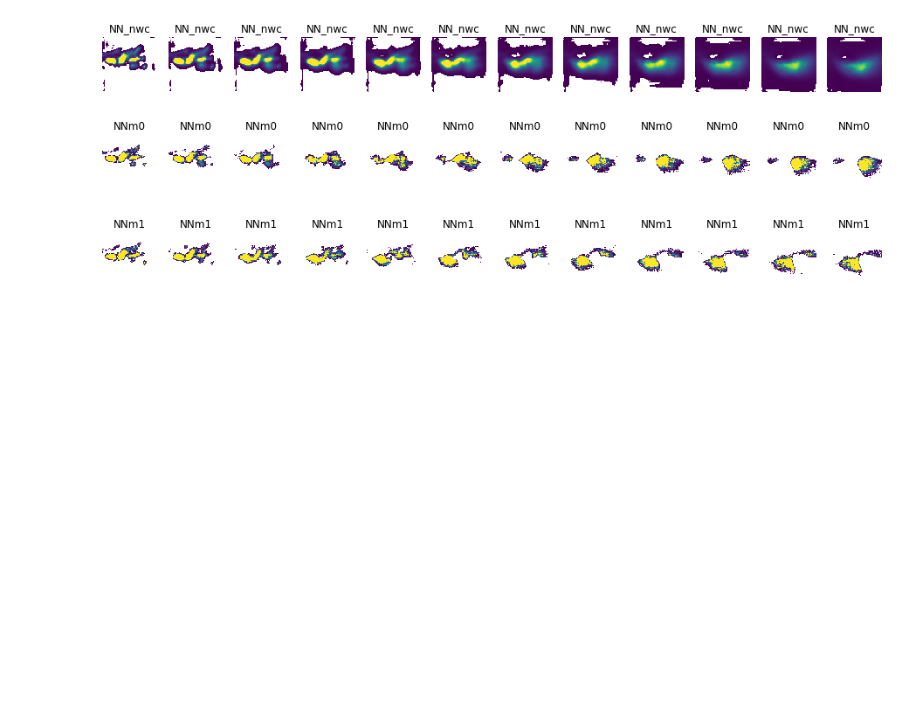
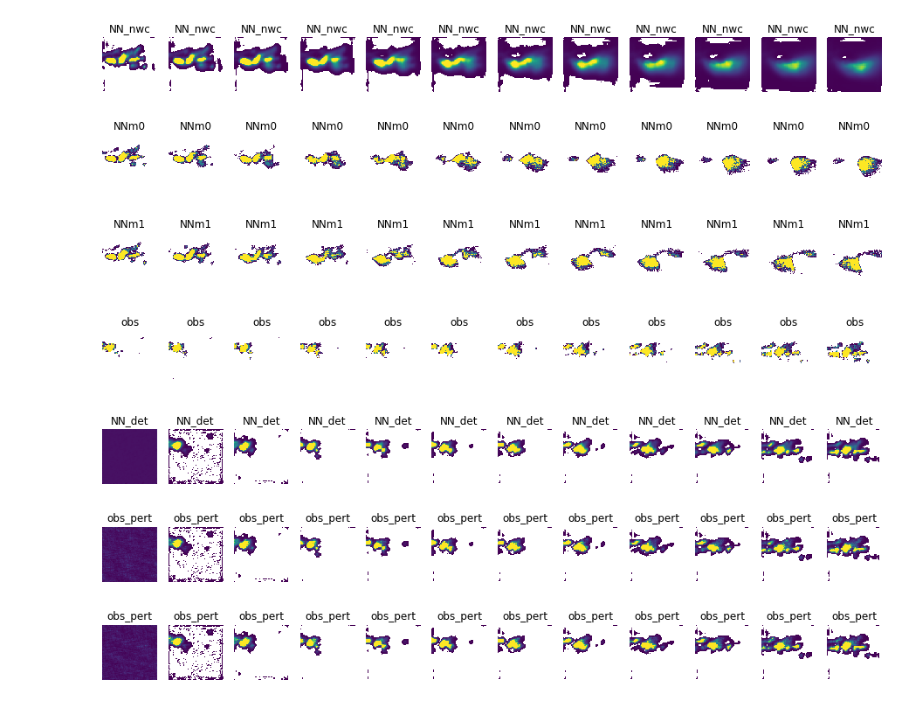
Before and after one commit to mrrmrn/Stochastic_PredNet, a Jupyter notebook: Stochastic_PredNet.ipynb, the cells around one changed output. Saved outputs shown, nothing was run; the diff lists cells and outputs as text; code cells hidden in the pictures; blank space fills up the shorter version.

```diff
--- a/Stochastic_PredNet.ipynb
+++ b/Stochastic_PredNet.ipynb
@@ -130,3 +146,13 @@ for m in range(nm):
 [figure]
 [figure]
 [figure]
+# %%
+plot_precip(precip[:12],title='obs')
+plot_precip(NN_det[:12],title='NN_det')
+for m in range(nm):
+    plot_precip(class2rainrate(15*train_pert[m,:12,0]),title='obs_pert')
+# %% [output]
+[figure, added]
+[figure, added]
+[figure, added]
+[figure, added]
```
Also changed, not shown: parts of 2 cells of this notebook.
